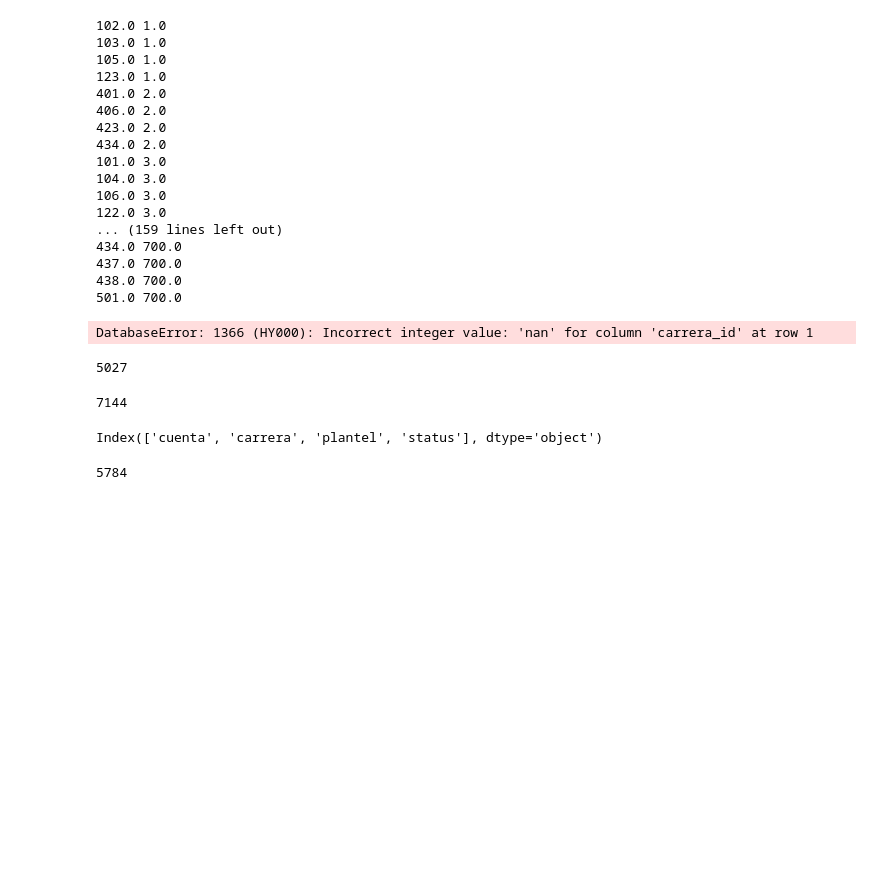
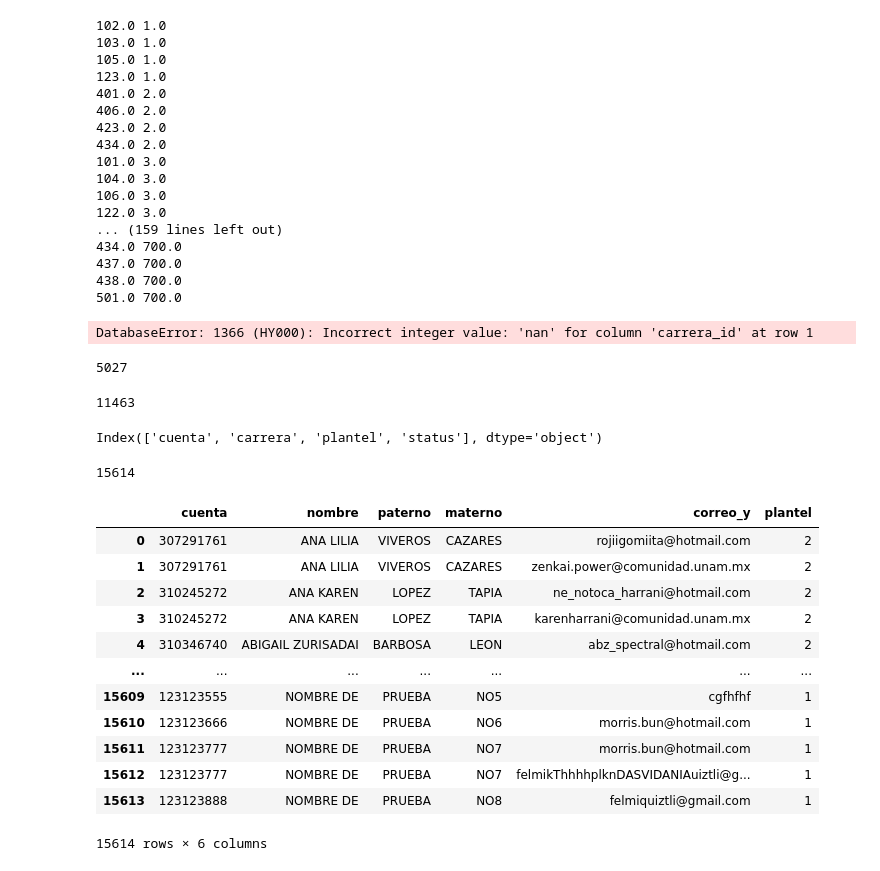
Before and after one commit to icelisipcom/PVE-polls, a Jupyter notebook: public/migraciones.ipynb, the cells around one changed output. Saved outputs shown, nothing was run; the diff lists cells and outputs as text; code cells hidden in the pictures; blank space fills up the shorter version.

```diff
--- a/public/migraciones.ipynb
+++ b/public/migraciones.ipynb
@@ -343,16 +343,16 @@ muestras['requeridas_10'].sum()
 # %% [output]
 5027
 # %%
-egresados=pd.read_sql('select cuenta,carrera,plantel,status from egresados where muestra=3',cnx)
+egresados=pd.read_sql('select * from egresados where muestra=3',cnx)
 # %%
 correos=pd.read_sql('select * from correos',cnx)
 # %%
 egresados=egresados.fillna(0)
-egresados=egresados.loc[egresados['status']==0]
+egresados=egresados.loc[(egresados['muestra']==3)&(egresados['status']>2)]
 # %%
 len(egresados)
 # %% [output]
-7144
+11463
 # %%
 egresados.columns
 # %% [output]
@@ -362,4 +362,4 @@ x=egresados.merge(correos,how='inner',on='cuenta')
 # %%
 len(x['cuenta'].unique())
 # %% [output]
-5784
+15614
@@ -367,0 +366,16 @@ x.to_excel('correos sin contestar ni llamadas.xlsx')
+# %%
+x[['cuenta', 'nombre', 'paterno', 'materno','correo_y','plantel']]
+# %% [output]
+|  | cuenta | nombre | paterno | materno | correo_y | plantel |
+| 0 | 307291761 | ANA LILIA | VIVEROS | CAZARES | rojiigomiita@hotmail.com | 2 |
+| 1 | 307291761 | ANA LILIA | VIVEROS | CAZARES | zenkai.power@comunidad.unam.mx | 2 |
+| 2 | 310245272 | ANA KAREN | LOPEZ | TAPIA | ne_notoca_harrani@hotmail.com | 2 |
+| 3 | 310245272 | ANA KAREN | LOPEZ | TAPIA | karenharrani@comunidad.unam.mx | 2 |
+| 4 | 310346740 | ABIGAIL ZURISADAI | BARBOSA | LEON | abz_spectral@hotmail.com | 2 |
+| ... | ... | ... | ... | ... | ... | ... |
+| 15609 | 123123555 | NOMBRE DE | PRUEBA | NO5 | cgfhfhf | 1 |
+| 15610 | 123123666 | NOMBRE DE | PRUEBA | NO6 | morris.bun@hotmail.com | 1 |
+| 15611 | 123123777 | NOMBRE DE | PRUEBA | NO7 | morris.bun@hotmail.com | 1 |
+| 15612 | 123123777 | NOMBRE DE | PRUEBA | NO7 | felmikThhhhplknDASVIDANIAuiztli@g... | 1 |
+| 15613 | 123123888 | NOMBRE DE | PRUEBA | NO8 | felmiquiztli@gmail.com | 1 |
+15614 rows × 6 columns
```
Also changed, not shown: parts of 8 cells of this notebook, 12 other files.
